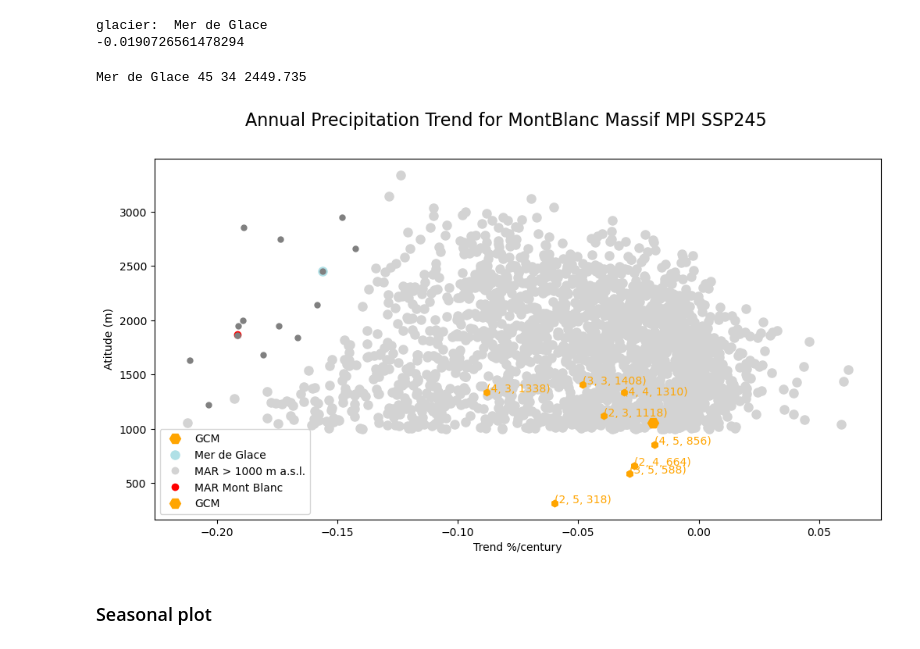
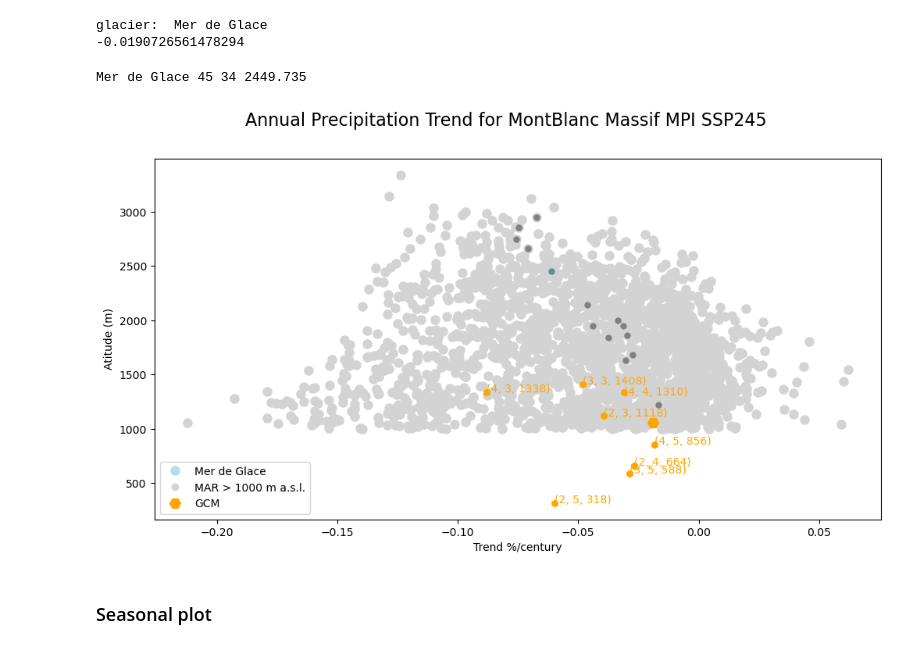
Before and after one commit to vpeyaud/MAR_GCMs, a Jupyter notebook: 3-Prec_MPI_SSP245_Trend_v4.ipynb, the cells around one changed output. Drawn from its saved outputs; the diff is of its cells as text; code cells hidden in the pictures.

```diff
--- a/3-Prec_MPI_SSP245_Trend_v4.ipynb
+++ b/3-Prec_MPI_SSP245_Trend_v4.ipynb
@@ -1226,10 +1226,10 @@ MBTtrend_seasM = np.zeros((len(labelseasons),len(inside_points_ij)))
 for i in range(len(inside_points_ij)):
     xM, yM = int(inside_points_ij[i][0]), int(inside_points_ij[i][1])
     # Fill Ann Temp trend for each point of the massif
-    MBTtrend_yearM[i] = slopeT_yM[yM,xM,]
+    MBTtrend_yearM[i] = slopeT_yM[xM,yM]
     # Fill Season Temp trend
     for s in range(len(labelseasons)):
-        MBTtrend_seasM[s,i] = slopeT_sM[s,yM,xM]
+        MBTtrend_seasM[s,i] = slopeT_sM[s,xM,yM]
 
 print('MBTtrend_yearM',MBTtrend_yearM.shape,'\n',MBTtrend_yearM) ###### MBT_trendM
 # %% [output]
@@ -1289,10 +1490,10 @@ Plot to check topo (done in temp files)
 # %%
 # Same figure with all point in a massif
 #For 1 glacier : Mont Blanc
-ii=1 # Mer de Glace
+ig=1 # Mer de Glace
 print ("glacier: ",glacioClXYG[ii][0])
-xG, yG = glacioClXYG[ii][1], glacioClXYG[ii][2]
-xM, yM = glacioClXYM[ii][1], glacioClXYM[ii][2]
+xG, yG = glacioClXYG[ig][1], glacioClXYG[ig][2]
+xM, yM = glacioClXYM[ig][1], glacioClXYM[ig][2]
 # Temperature trend GCM
 MBT_trendG = slopeT_yG[yG,xG]#[xG,yG]
 print(100*MBT_trendG)
@@ -1304,45 +1505,29 @@ glacier:  Mer de Glace
 fig, ax = plt.subplots(1, figsize=(12, 6))
 #axs = axs.ravel()
 
-# GCM
-# GCM
-ax.plot(100*MBTtrend_yearG, topoGCM[ylatG,xlonG],'H',color='orange', ms=10,label='GCM')
-#neighbor points
-ax.plot(100*slopeT_yG[ylatG-1,xlonG-1], topoGCM[ylatG-1,xlonG-1],color='orange',marker='h')
-ax.plot(100*slopeT_yG[ylatG-1,xlonG],   topoGCM[ylatG-1,xlonG],  color='orange',marker='h')
-ax.plot(100*slopeT_yG[ylatG-1,xlonG+1], topoGCM[ylatG-1,xlonG+1],color='orange',marker='h')
-
-ax.plot(100*slopeT_yG[ylatG,xlonG-1], topoGCM[ylatG,xlonG-1],color='orange',marker='h')
-ax.plot(100*slopeT_yG[ylatG,xlonG+1], topoGCM[ylatG-1,xlonG+1],color='orange',marker='h')
-
-ax.plot(100*slopeT_yG[ylatG+1,xlonG-1], topoGCM[ylatG+1,xlonG-1],color='orange',marker='h')
-ax.plot(100*slopeT_yG[ylatG+1,xlonG],   topoGCM[ylatG+1,xlonG],color='orange',marker='h')
-ax.plot(100*slopeT_yG[ylatG+1,xlonG+1], topoGCM[ylatG+1,xlonG+1],color='orange',marker='h')
-
-
-# MAR
+### MAR
 
 # French Alps
-for i in range(20,80):
-    for j in range(10,110):
-        if topoMAR[i, j] >=1000:
-            ax.plot(100*slopeT_yM[i,j],topoMAR[i, j],'o',ms=8,color='lightgrey')
+for ii in range(20,80):
+    for jj in range(10,110):
+        if topoMAR[ii, jj] >=1000:
+            ax.plot(100*slopeT_yM[ii,jj],topoMAR[ii, jj],'o',ms=8,color='lightgrey')
 # MdG
-nameM, xM, yM = glacioClXYM[ii][0], glacioClXYM[ii][1],glacioClXYM[ii][2]
+nameM, xM, yM = glacioClXYM[ig][0], glacioClXYM[ig][1],glacioClXYM[ig][2]
 print(nameM, xM, yM,topoMAR[xM, yM])
-ax.plot(100*slopeT_yM[yM,xM],topoMAR[xM, yM],'o',ms=8,color='powderblue',label=nameM)# !!!!!!!!!!!!!!!!!
+ax.plot(100*slopeT_yM[xM,yM],topoMAR[xM, yM],'o',ms=8,color='powderblue',label=nameM)# !!!!!!!!!!!!!!!!!
 # !!!!!!!!!!!!! slopeT_yM[yM,xM] AND topoMAR[xM, yM]
 
 
 #Mont Blanc
 ax.plot(100*MBTtrend_yearM[0],topoMARMassif[0],'o',color='lightgrey',label='MAR > 1000 m a.s.l.')
-ax.plot(100*MBTtrend_yearM[0],topoMARMassif[0]+10,'o',color='red',label='MAR Mont Blanc')
+#ax.plot(100*MBTtrend_yearM[0],topoMARMassif[0]+10,'o',color='red',label='MAR Mont Blanc')
 # Loop on all the point of the massif
 for pt in range(len(inside_points_ij)):
     ax.plot(100*MBTtrend_yearM[pt],topoMARMassif[pt],'o',color='grey',ms=5) # -MBTmean_yearM[pt]
 
 
-# GCM
+### GCM
 ax.plot(100*MBTtrend_yearG, topoGCM[ylatG,xlonG],'H',color='orange', ms=10,label='GCM')
 #neighbor points
 ax.plot(100*slopeT_yG[ylatG-1,xlonG-1], topoGCM[ylatG-1,xlonG-1],color='orange',marker='h')
@@ -1350,34 +1535,34 @@ ax.plot(100*slopeT_yG[ylatG-1,xlonG],   topoGCM[ylatG-1,xlonG],  color='orange',
 ax.plot(100*slopeT_yG[ylatG-1,xlonG+1], topoGCM[ylatG-1,xlonG+1],color='orange',marker='h')
 
 ax.plot(100*slopeT_yG[ylatG,xlonG-1], topoGCM[ylatG,xlonG-1],color='orange',marker='h')
 ax.plot(100*slopeT_yG[ylatG,xlonG+1], topoGCM[ylatG-1,xlonG+1],color='orange',marker='h')
 
 ax.plot(100*slopeT_yG[ylatG+1,xlonG-1], topoGCM[ylatG+1,xlonG-1],color='orange',marker='h')
 ax.plot(100*slopeT_yG[ylatG+1,xlonG],   topoGCM[ylatG+1,xlonG],color='orange',marker='h')
 ax.plot(100*slopeT_yG[ylatG+1,xlonG+1], topoGCM[ylatG+1,xlonG+1],color='orange',marker='h')
 
 if (True):
     ax.text(100*slopeT_yG[ylatG-1,xlonG-1], topoGCM[ylatG-1,xlonG-1],f'{xlonG-1,ylatG-1,int(topoGCM[ylatG-1,xlonG-1])}',color='orange')
     ax.text(100*slopeT_yG[ylatG-1,xlonG],   topoGCM[ylatG-1,xlonG],  f'{xlonG,ylatG-1,int(topoGCM[ylatG-1,xlonG])}',color='orange')
     ax.text(100*slopeT_yG[ylatG-1,xlonG+1], topoGCM[ylatG-1,xlonG+1],f'{xlonG+1,ylatG-1,int(topoGCM[ylatG-1,xlonG+1])}',color='orange')
 
     ax.text(100*slopeT_yG[ylatG,xlonG-1], topoGCM[ylatG,xlonG-1],f'{xlonG-1,ylatG,int(topoGCM[ylatG,xlonG-1])}',color='orange')
     ax.text(100*slopeT_yG[ylatG,xlonG+1], topoGCM[ylatG,xlonG+1],f'{xlonG+1,ylatG,int(topoGCM[ylatG,xlonG+1])}',color='orange')
 
 
     ax.text(100*slopeT_yG[ylatG+1,xlonG-1], topoGCM[ylatG+1,xlonG-1],f'{xlonG-1,ylatG+1,int(topoGCM[ylatG+1,xlonG-1])}',color='orange')
     ax.text(100*slopeT_yG[ylatG+1,xlonG],   topoGCM[ylatG+1,xlonG],  f'{xlonG,ylatG+1,int(topoGCM[ylatG+1,xlonG])}',color='orange')
     ax.text(100*slopeT_yG[ylatG+1,xlonG+1], topoGCM[ylatG+1,xlonG+1],f'{xlonG+1,ylatG+1,int(topoGCM[ylatG+1,xlonG+1])}',color='orange')
 
 ax.set_xlabel('Trend %/century')
 ax.set_ylabel('Atitude (m)')
 ax.legend(loc='lower left')
 
 fig.suptitle(f"Annual {varnameLong} Trend for MontBlanc Massif {GCMname} {scenario}", fontsize=16)
 fig.savefig(f"{path_IMG}Annual{varnameLong}TrendforMontBlancMassif_{GCMname}_{scenario}.png")
 # %% [output]
 Mer de Glace 45 34 2449.735
-[figure, old version]
+[figure, new version]
 # %% [markdown]
 ### Seasonal plot
 # %%
```
Also changed, not shown: parts of 6 cells of this notebook, 1 other file.
